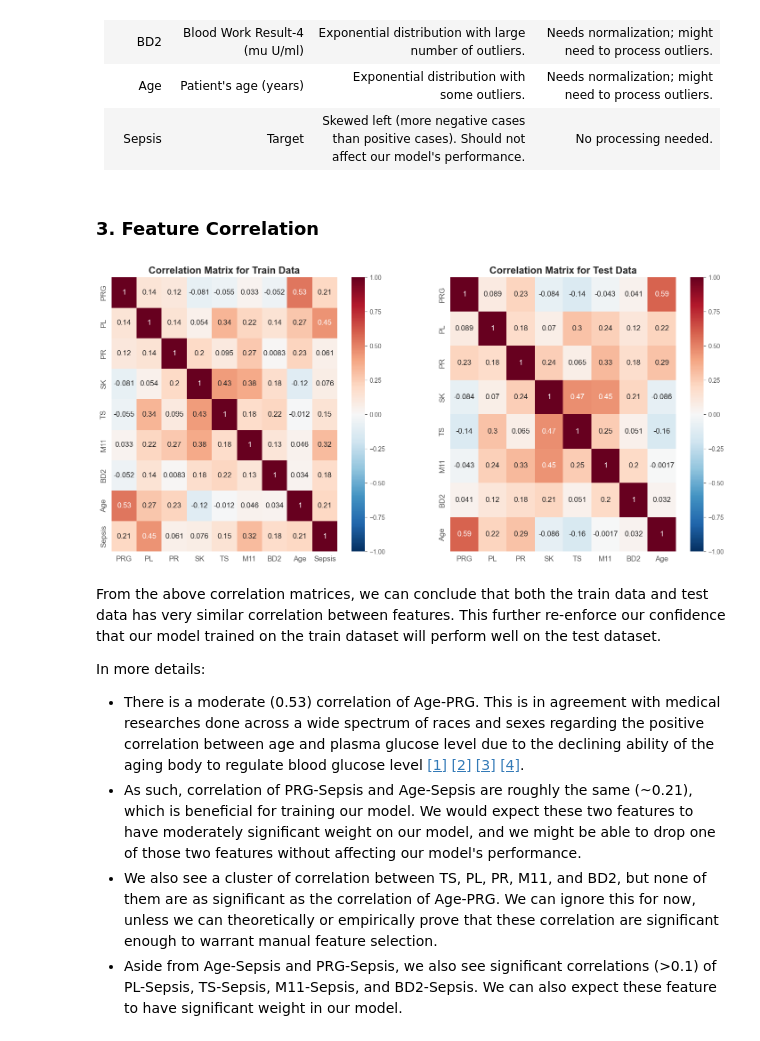
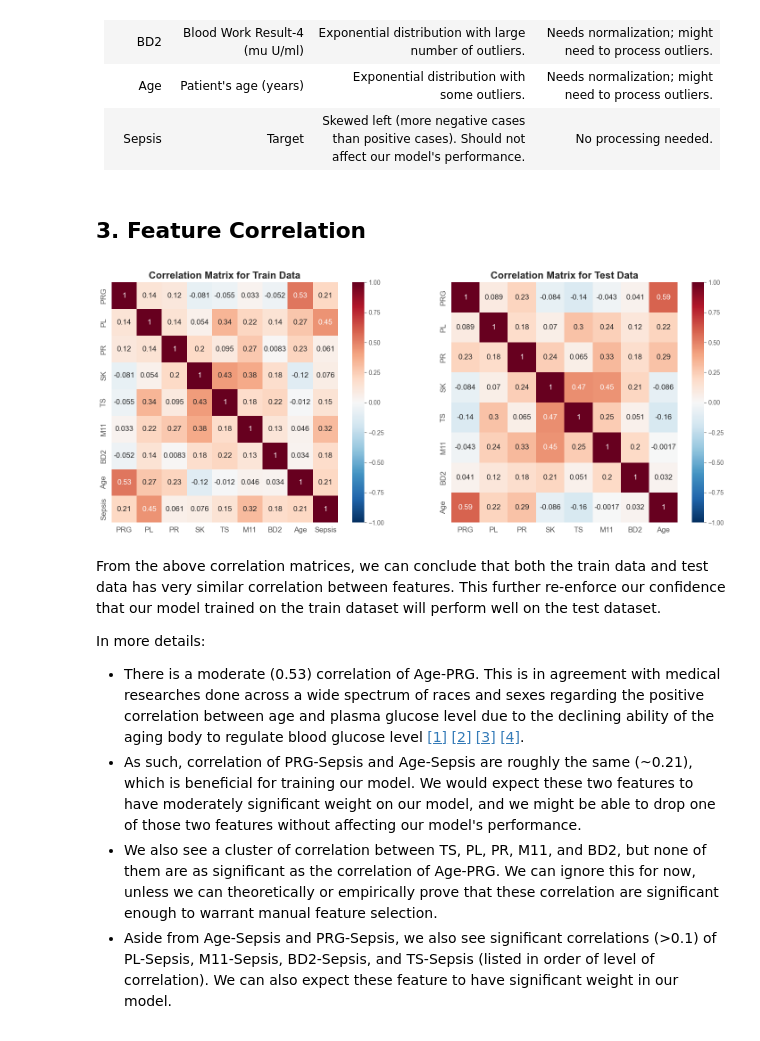
Before and after one commit to miketvo/rmit2023a-cosc2753-assignment1, a Jupyter notebook: notebooks/Step1_EDA.ipynb, the cells around one changed output. Cells and saved outputs as stored; diff of their text form; code cells hidden in the pictures.

```diff
--- a/notebooks/Step1_EDA.ipynb
+++ b/notebooks/Step1_EDA.ipynb
@@ -445,24 +446,24 @@ Analysis for each column:
 | Age    | Patient's age (years)                         | Exponential distribution with some outliers.                                                      | Needs normalization; might need to process outliers.                    |
 | Sepsis | Target                                        | Skewed left (more negative cases than positive cases). Should not affect our model's performance. | No processing needed.                                                   |
 # %% [markdown]
-### 3. Feature Correlation
+## 3. Feature Correlation
 # %%
-fig, axes = plt.subplots(nrows=1, ncols=2, figsize=(18, 8))
+fig, axes = plt.subplots(nrows=1, ncols=2, figsize=(18, 7))
 
 axes[0].set_title("Correlation Matrix for Train Data", fontsize=16, fontweight="bold")
 mask = np.zeros_like(df_train.corr())
 sns.heatmap(df_train.corr(), vmin=-1, vmax=1, cmap='RdBu_r', annot=True, ax=axes[0], annot_kws={"fontsize":12}, xticklabels=True)
 axes[0].tick_params(axis='both', which='major', labelsize=12)
 
 axes[1].set_title("Correlation Matrix for Test Data", fontsize=16, fontweight="bold")
 sns.heatmap(df_test.corr(), vmin=-1, vmax=1, cmap='RdBu_r', annot=True, ax=axes[1], annot_kws={"fontsize":12}, xticklabels=True)
 axes[1].tick_params(axis='both', which='major', labelsize=12)
 
 fig.savefig("../images/EDA_Correlation.png", dpi=300)
 
 plt.show()
 # %% [output]
-[figure, old version]
+[figure, new version]
 # %% [markdown]
 From the above correlation matrices, we can conclude that both the train data and test data has very similar correlation between features. This further re-enforce our confidence that our model trained on the train dataset will perform well on the test dataset.
 
@@ -471,4 +472,4 @@ In more details:
 - There is a moderate (0.53) correlation of Age-PRG. This is in agreement with medical researches done across a wide spectrum of races and sexes regarding the positive correlation between age and plasma glucose level due to the declining ability of the aging body to regulate blood glucose level [\[1\]](https://www.researchgate.net/publication/6753652_Effects_of_Age_on_Plasma_Glucose_Levels_in_Non-diabetic_Hong_Kong_Chinese) [\[2\]](https://www.ahajournals.org/doi/10.1161/CIRCRESAHA.118.312806) [\[3\]](https://bmcpublichealth.biomedcentral.com/articles/10.1186/s12889-021-10367-x) [\[4\]](https://www.researchgate.net/publication/329474872_The_effects_of_age_and_body_mass_index_on_blood_glucose_blood_cholesterol_and_blood_pressure_in_adult_women).
 - As such, correlation of PRG-Sepsis and Age-Sepsis are roughly the same (~0.21), which is beneficial for training our model. We would expect these two features to have moderately significant weight on our model, and we might be able to drop one of those two features without affecting our model's performance.
 - We also see a cluster of correlation between TS, PL, PR, M11, and BD2, but none of them are as significant as the correlation of Age-PRG. We can ignore this for now, unless we can theoretically or empirically prove that these correlation are significant enough to warrant manual feature selection.
-- Aside from Age-Sepsis and PRG-Sepsis, we also see significant correlations (>0.1) of PL-Sepsis, TS-Sepsis, M11-Sepsis, and BD2-Sepsis. We can also expect these feature to have significant weight in our model.
+- Aside from Age-Sepsis and PRG-Sepsis, we also see significant correlations (>0.1) of PL-Sepsis, M11-Sepsis, BD2-Sepsis, and TS-Sepsis (listed in order of level of correlation). We can also expect these feature to have significant weight in our model.
```
Also changed, not shown: parts of 9 cells of this notebook, 8 other files.
